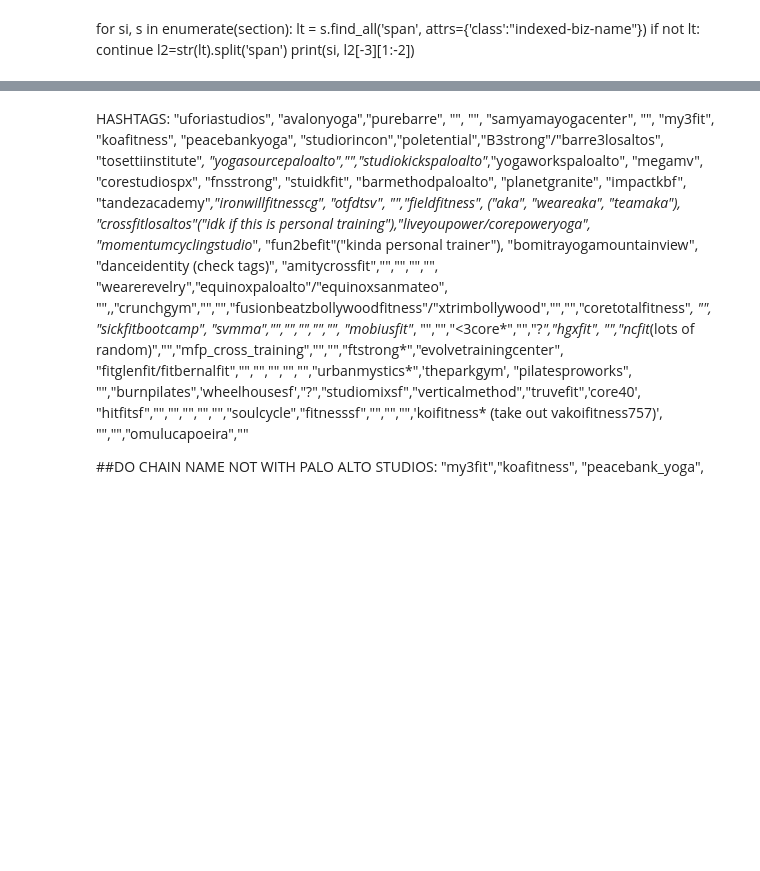
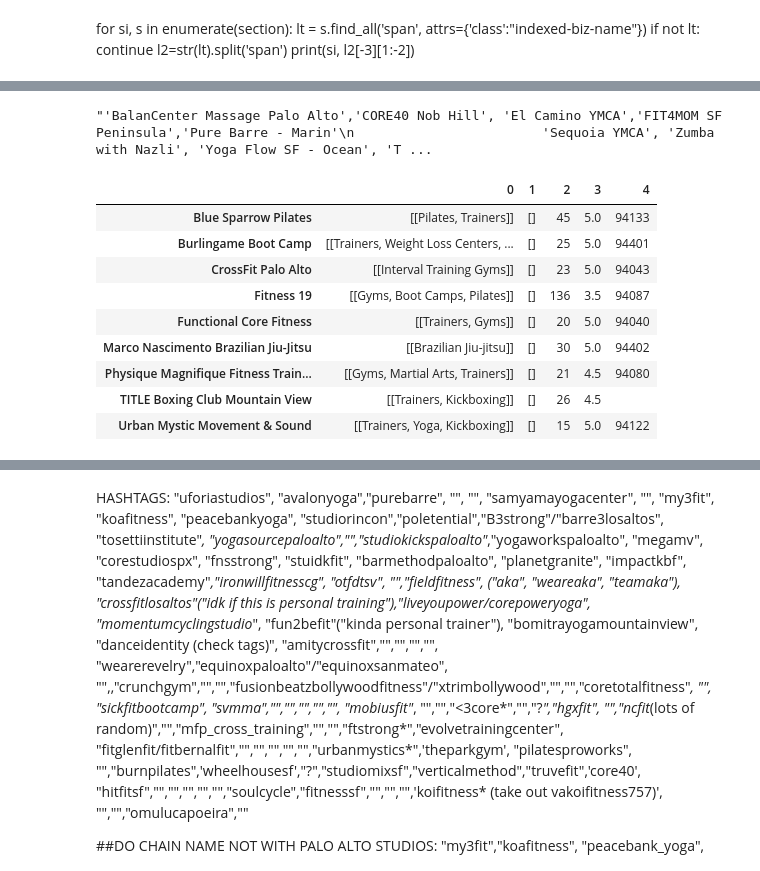
Before and after one commit to mfrate28/Insight, a Jupyter notebook: ScrapingWebpageDescriptions.ipynb, the cells around one changed output, grey strips where cells are left out. Cells and saved outputs as stored; diff of their text form; code cells hidden in the pictures; blank space fills up the shorter version.

```diff
--- a/ScrapingWebpageDescriptions.ipynb
+++ b/ScrapingWebpageDescriptions.ipynb
@@ -205,0 +462,21 @@ dict_keys(['Uforia Studios', 'Avalon Yoga International, Inc.', 'Pure Barre - Pa
+# %%
+studioDF = studioDF.drop(['Stella Luna Yoga'], axis=1)
+''''BalanCenter Massage Palo Alto','CORE40 Nob Hill', 'El Camino YMCA','FIT4MOM SF Peninsula','Pure Barre - Marin'
+                        'Sequoia YMCA', 'Zumba with Nazli', 'Yoga Flow SF - Ocean', 'Total Woman Gym+Spa - Sunnyvale',
+                         'Wild Wave Sport Fishing Charters', '24 Hour Fitness - Mountain View Super-Sport',
+                         'BareBones Training', 'Body Matrix Personal Training', 'Caroline Jordan Fitness',
+                         'East West Yoga', 'Elaine Oyang Yoga & Nutritional Therapy', 'Exotic Yoga Retreats', 'FIT and CrossFIT Los Altos',
+                         'Fun2befit - Silicon Valley', 'Healing Bodies Healing Souls Wellness Center',
+                         'Hyper-Active Monkey Fitness', 'Jen Su Yoga Instructor', 'Juan Lopez Fitness', 'Noxcuses Fitness',
+                         'ODC School and Rhythm & Motion Dance Program','Orangetheory Fitness San Francisco - Mission Bay',
+                         'Peninsula Community Center','Peninsula Sports Medicine & Rehabilitation Center',
+                         'Performance Science Training Institute','PhysioFit Physical Therapy and Wellness', 'Pacifica Beach Yoga',
+                         'Raise The Bar Fitness','Reboot Health','Strong Mama Fitness','RockSalt - San Mateo',
+                         'SF Kettlebells','Soulful Pilates','Swing or Nothing','The Blue Buddha','The Iron Body System',
+                         'ThriveSF Fitness','Van Buren Personal Training Services','Vibe 365 Fitness','Workout on the Hill',
+                        'K-One Fitness','Kaizen Fitness','Lululemon Athletica','Maximum Fitness & Performance','Mike\'s Boot Camp',
+                        'Minet Sepulveda, DC - Infinite Body Health','My Gym','King\'s Camps and Fitness'], axis=1)
+                          #'CORE 40 SoMa', 'SoulCylce - Union Street', 'Rana\'s Academy of Dance','Reach Fitness Club'], axis=1)
+'''
+# %% [output]
+"'BalanCenter Massage Palo Alto','CORE40 Nob Hill', 'El Camino YMCA','FIT4MOM SF Peninsula','Pure Barre - Marin'\n                        'Sequoia YMCA', 'Zumba with Nazli', 'Yoga Flow SF - Ocean', 'T ...
@@ -205,0 +485,13 @@ dict_keys(['Uforia Studios', 'Avalon Yoga International, Inc.', 'Pure Barre - Pa
+# %%
+studioDF.transpose()[studioDF.transpose()[1].str.len()==0]
+# %% [output]
+|  | 0 | 1 | 2 | 3 | 4 |
+| Blue Sparrow Pilates | [[Pilates, Trainers]] | [] | 45 | 5.0 | 94133 |
+| Burlingame Boot Camp | [[Trainers, Weight Loss Centers, ... | [] | 25 | 5.0 | 94401 |
+| CrossFit Palo Alto | [[Interval Training Gyms]] | [] | 23 | 5.0 | 94043 |
+| Fitness 19 | [[Gyms, Boot Camps, Pilates]] | [] | 136 | 3.5 | 94087 |
+| Functional Core Fitness | [[Trainers, Gyms]] | [] | 20 | 5.0 | 94040 |
+| Marco Nascimento Brazilian Jiu-Jitsu | [[Brazilian Jiu-jitsu]] | [] | 30 | 5.0 | 94402 |
+| Physique Magnifique Fitness Train... | [[Gyms, Martial Arts, Trainers]] | [] | 21 | 4.5 | 94080 |
+| TITLE Boxing Club Mountain View | [[Trainers, Kickboxing]] | [] | 26 | 4.5 |  |
+| Urban Mystic Movement & Sound | [[Trainers, Yoga, Kickboxing]] | [] | 15 | 5.0 | 94122 |
```
Also changed, not shown: parts of 37 cells of this notebook.
